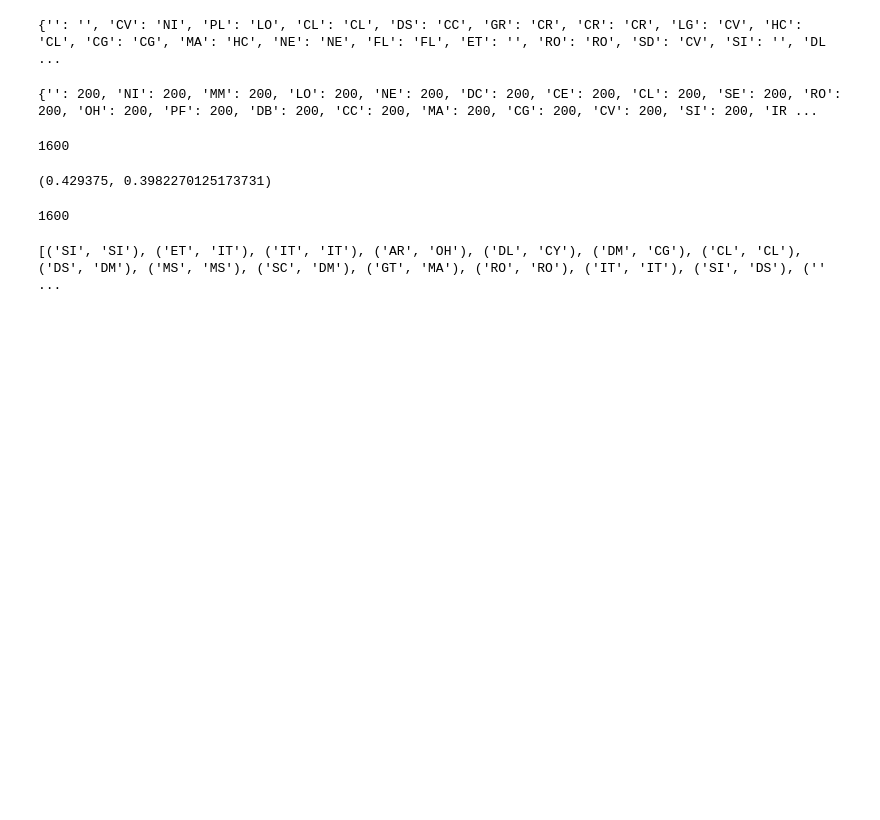
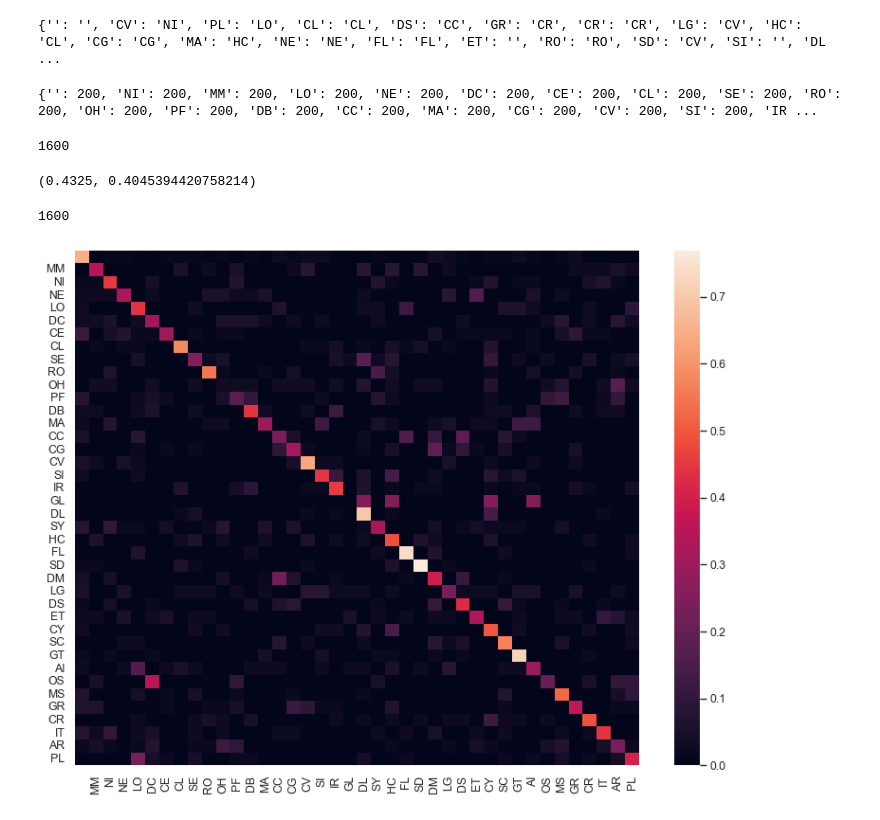
Before and after one commit to mijovicmia/4YP, a Jupyter notebook: ht_shorter.ipynb, the cells around one changed output. Drawn from its saved outputs; the diff is of its cells as text; code cells hidden in the pictures; blank space fills up the shorter version.

```diff
--- a/ht_shorter.ipynb
+++ b/ht_shorter.ipynb
@@ -902,7 +902,7 @@ def sampleUniform(topics_matrix, subfields, k):
     print(count)
     return new_matrix, new_subfields
 # %%
-new_matrix, new_subfields  = sampleUniform(topics_matrix, list(df_combined['subfield']), 200)
+new_matrix, new_subfields  = sampleUniform(topic_hits_matrix, list(df_combined['subfield']), 200)
 # %% [output]
 {'': 200, 'NI': 200, 'MM': 200, 'LO': 200, 'NE': 200, 'DC': 200, 'CE': 200, 'CL': 200, 'SE': 200, 'RO': 200, 'OH': 200, 'PF': 200, 'DB': 200, 'CC': 200, 'MA': 200, 'CG': 200, 'CV': 200, 'SI': 200, 'IR ...
 # %%
@@ -912,13 +912,19 @@ y_pred_new, accuracy, f1s, y_test_new = predictSubfieldCode(new_matrix, new_subf
 # %%
 accuracy, f1s
 # %% [output]
-(0.429375, 0.3982270125173731)
+(0.4325, 0.4045394420758214)
 # %%
 len(y_test_new)
 # %% [output]
 1600
-# %%
-zip_iterator2 = zip(y_test_new, y_pred_new)
-print(list(zip_iterator2))
-# %% [output]
-[('SI', 'SI'), ('ET', 'IT'), ('IT', 'IT'), ('AR', 'OH'), ('DL', 'CY'), ('DM', 'CG'), ('CL', 'CL'), ('DS', 'DM'), ('MS', 'MS'), ('SC', 'DM'), ('GT', 'MA'), ('RO', 'RO'), ('IT', 'IT'), ('SI', 'DS'), ('' ...
+# %%
+from sklearn.metrics import classification_report, confusion_matrix, plot_confusion_matrix
+cm = confusion_matrix(y_test_new, y_pred_new, labels=list(set(y_test_new)), normalize='true')
+import seaborn as sn
+plt.figure(figsize=(12, 9), dpi=80)
+df_cm = pd.DataFrame(cm, list(set(y_test_new)), list(set(y_test_new)))
+sn.set(font_scale=1)
+sn.heatmap(df_cm)
+plt.show()
+# %% [output]
+[figure, added]
```
